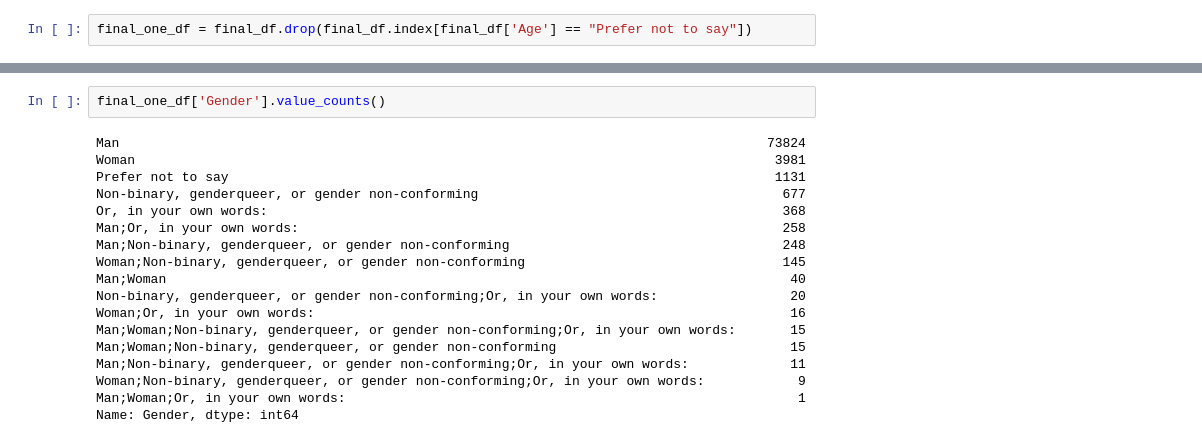
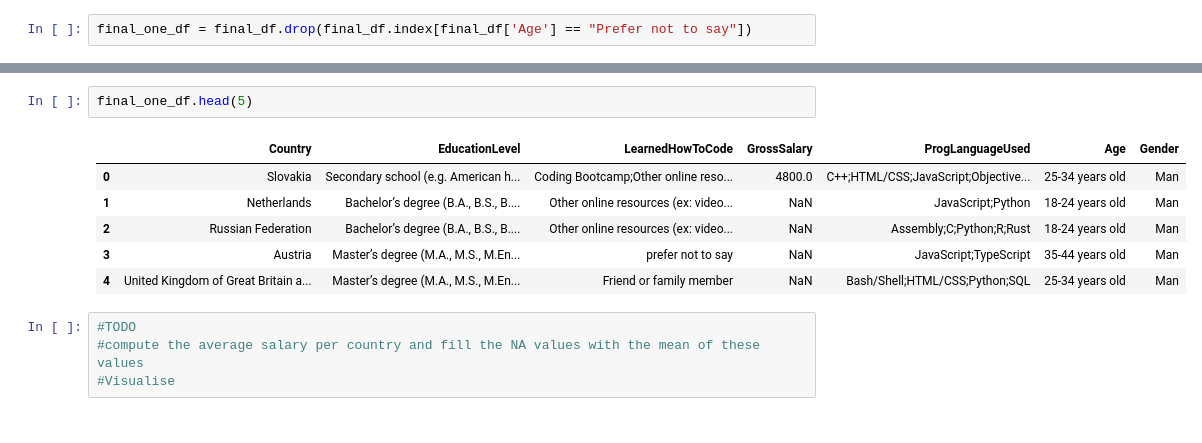
Before and after one commit to developergakuo/information-Visualisation-Group-7-Assignment-, a Jupyter notebook: Group_7_InfoViz.ipynb, the cells around one changed output, grey strips where cells are left out. Drawn from its saved outputs; the diff is of its cells as text.

```diff
--- a/Group_7_InfoViz.ipynb
+++ b/Group_7_InfoViz.ipynb
@@ -500,20 +433,13 @@ Name: EducationLevel, dtype: int64
-# %%
-final_one_df['Gender'].value_counts()
-# %% [output]
-Man                                                                                   73824
-Woman                                                                                  3981
-Prefer not to say                                                                      1131
-Non-binary, genderqueer, or gender non-conforming                                       677
-Or, in your own words:                                                                  368
-Man;Or, in your own words:                                                              258
-Man;Non-binary, genderqueer, or gender non-conforming                                   248
-Woman;Non-binary, genderqueer, or gender non-conforming                                 145
-Man;Woman                                                                                40
-Non-binary, genderqueer, or gender non-conforming;Or, in your own words:                 20
-Woman;Or, in your own words:                                                             16
-Man;Woman;Non-binary, genderqueer, or gender non-conforming;Or, in your own words:       15
-Man;Woman;Non-binary, genderqueer, or gender non-conforming                              15
-Man;Non-binary, genderqueer, or gender non-conforming;Or, in your own words:             11
-Woman;Non-binary, genderqueer, or gender non-conforming;Or, in your own words:            9
-Man;Woman;Or, in your own words:                                                          1
-Name: Gender, dtype: int64
+# %%
+final_one_df.head(5)
+# %% [output]
+|  | Country | EducationLevel | LearnedHowToCode | GrossSalary | ProgLanguageUsed | Age | Gender |
+| 0 | Slovakia | Secondary school (e.g. American h... | Coding Bootcamp;Other online reso... | 4800.0 | C++;HTML/CSS;JavaScript;Objective... | 25-34 years old | Man |
+| 1 | Netherlands | Bachelor’s degree (B.A., B.S., B.... | Other online resources (ex: video... | NaN | JavaScript;Python | 18-24 years old | Man |
+| 2 | Russian Federation | Bachelor’s degree (B.A., B.S., B.... | Other online resources (ex: video... | NaN | Assembly;C;Python;R;Rust | 18-24 years old | Man |
+| 3 | Austria | Master’s degree (M.A., M.S., M.En... | prefer not to say | NaN | JavaScript;TypeScript | 35-44 years old | Man |
+| 4 | United Kingdom of Great Britain a... | Master’s degree (M.A., M.S., M.En... | Friend or family member | NaN | Bash/Shell;HTML/CSS;Python;SQL | 25-34 years old | Man |
+# %%
+#TODO
+#compute the average salary per country and fill the NA values with the mean of these values
+#Visualise
```
Also changed, not shown: parts of 19 cells of this notebook.
